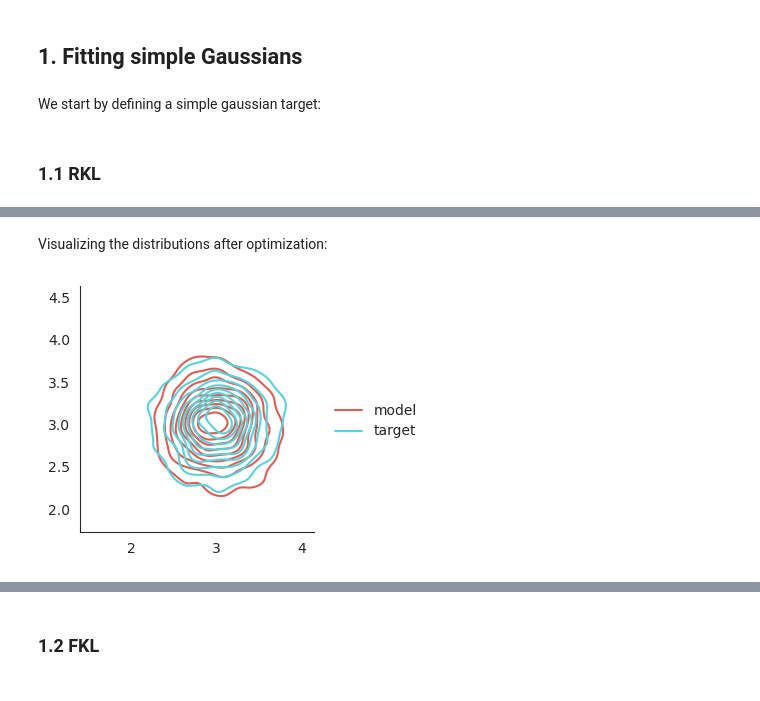
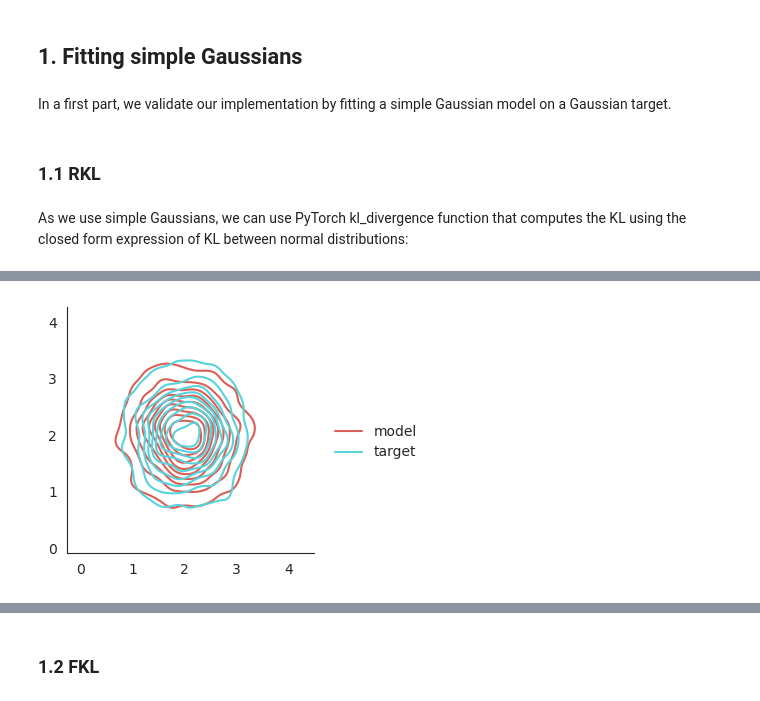
Before and after one commit to eugeneberta/mva-bml, a Jupyter notebook: ImportanceSamplingFKL.ipynb, the cells around one changed output, grey strips where cells are left out. Drawn from its saved outputs; the diff is of its cells as text; code cells hidden in the pictures.

```diff
--- a/ImportanceSamplingFKL.ipynb
+++ b/ImportanceSamplingFKL.ipynb
@@ -7,17 +11,19 @@ from utils import varFKL, FKL, RKL, plot_distribs
 from utils import GaussianParticle, GaussianMixture
 # %% [markdown]
 ## 1. Fitting simple Gaussians
-# %% [markdown]
-We start by defining a simple gaussian target:
+# %% [markdown]
+In a first part, we validate our implementation by fitting a simple Gaussian model on a Gaussian target.
 # %%
 # Non trainable Gaussian particle, target of the model.
 target = GaussianParticle(
-    loc=torch.tensor([3,3], dtype=torch.float),
-    scale_tril=0.3*torch.eye(2),
+    loc=torch.tensor([2.,2.]),
+    scale_tril=0.5*torch.eye(2),
     trainable=False
 )
 # %% [markdown]
 ### 1.1 RKL
+# %% [markdown]
+As we use simple Gaussians, we can use PyTorch kl_divergence function that computes the KL using the closed form expression of KL between normal distributions:
 # %%
 # Trainable Gaussian particle with random initialization.
 model = GaussianParticle(
@@ -37,6 +43,8 @@ for step in range(2000):
     opt.step()
 
     # logging:
-    if step%200==0:
+    if step%500==0:
         print(f'step:{step}, loss:{loss.detach().numpy()}')
+
+plot_distribs({'model':model, 'target':target})
 # %% [output]
@@ -53,6 +55 @@ step:1800, loss:-1.1920928955078125e-07
+[figure, added]
-# %% [markdown]
-Visualizing the distributions after optimization:
-# %%
-plot_distribs({'model':model, 'target':target})
-# %% [output]
-[figure, removed]
```
Also changed, not shown: parts of 42 cells of this notebook, 1 other file.
